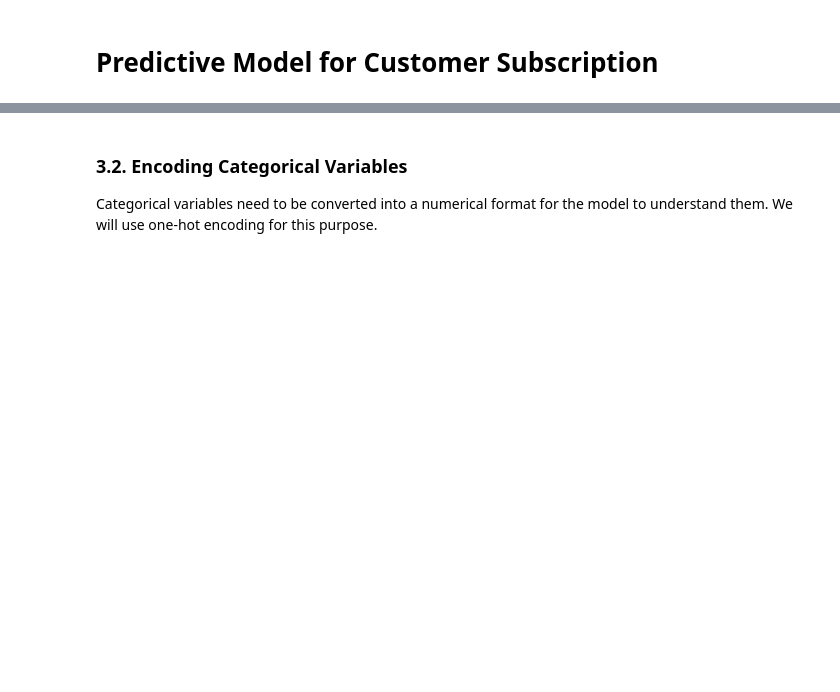
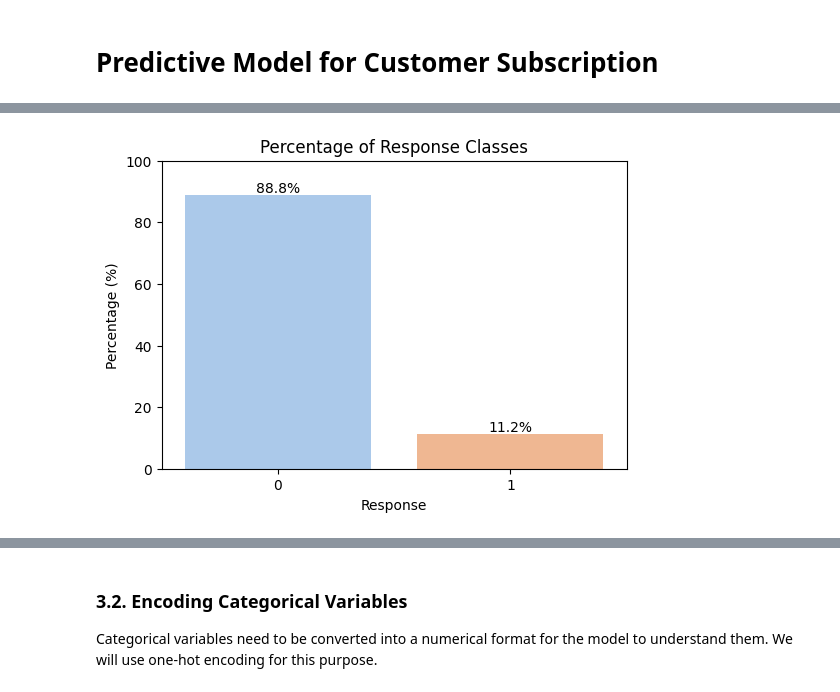
Before and after one commit to alistermarc/classification-ml, a Jupyter notebook: predictive_model.ipynb, the cells around one changed output, grey strips where cells are left out. Cells and saved outputs as stored; diff of their text form; code cells hidden in the pictures; blank space fills up the shorter version.

```diff
--- a/predictive_model.ipynb
+++ b/predictive_model.ipynb
@@ -299,0 +219,13 @@ There are no missing values in the dataset.
+# %%
+response_counts = df['Response'].value_counts(normalize=True) * 100
+
+plt.figure(figsize=(6,4))
+sns.barplot(x=response_counts.index, y=response_counts.values, palette="pastel")
+plt.ylabel("Percentage (%)")
+plt.title("Percentage of Response Classes")
+plt.ylim(0, 100)
+for i, val in enumerate(response_counts.values):
+    plt.text(i, val + 1, f"{val:.1f}%", ha='center')
+plt.show()
+# %% [output]
+[figure, added]
```
Also changed, not shown: parts of 87 cells of this notebook, 7 other files.
